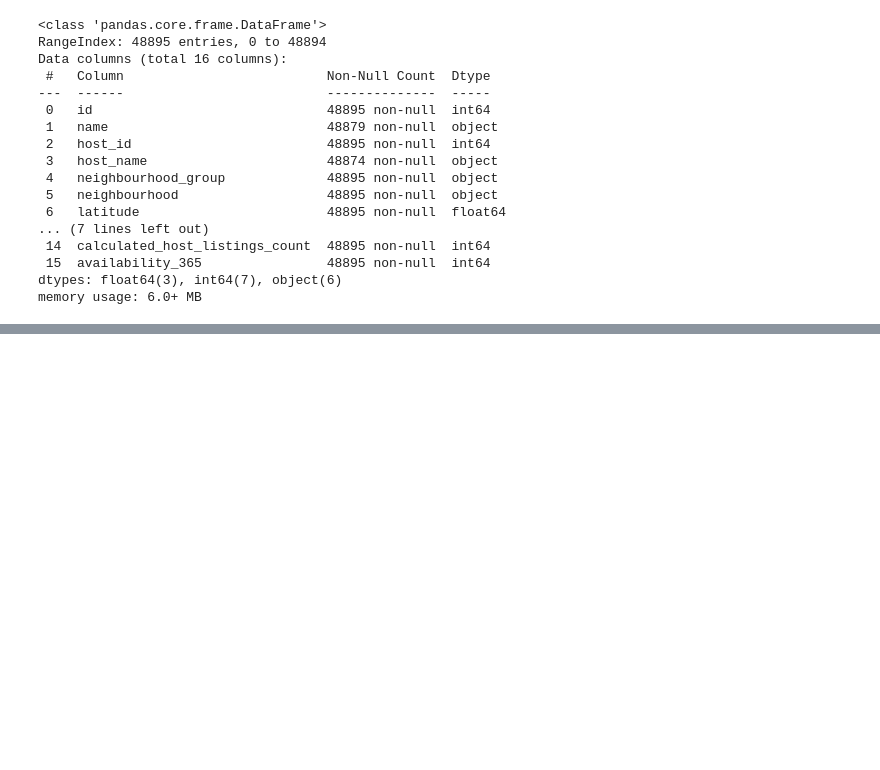
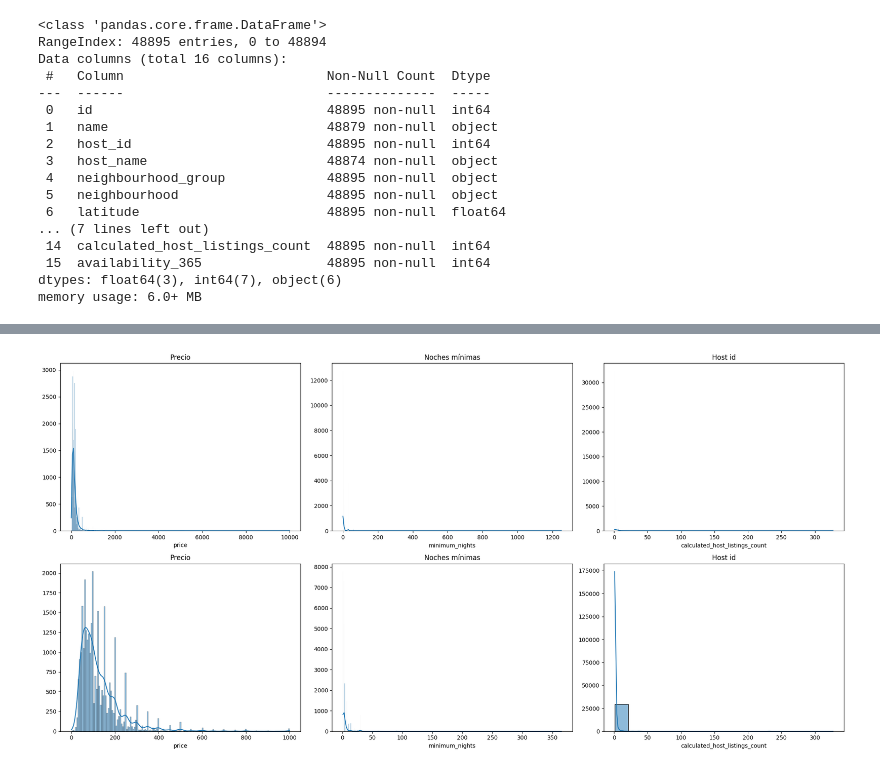
Before and after one commit to 4GeeksAcademy/cristina-chico_machine-learning, a Jupyter notebook: src/00-eda-airbnb-ny.ipynb, the cells around one changed output, grey strips where cells are left out. Drawn from its saved outputs; the diff is of its cells as text; code cells hidden in the pictures; blank space fills up the shorter version.

```diff
--- a/src/00-eda-airbnb-ny.ipynb
+++ b/src/00-eda-airbnb-ny.ipynb
@@ -31,5 +25,5 @@ IMPORT DATA & CREATE THE DATA FRAME
 # %%
-df = pd.read_csv("/workspaces/cristina-chico_machine-learning/data/raw/internal-link.csv")
+df = pd.read_csv("../data/raw/internal-link.csv")
 df.head()
 # %% [output]
 |  | id | name | host_id | host_name | neighbourhood_group | neighbourhood | latitude | longitude | ... |
@@ -103,3 +74,0 @@ np.int64(0)
-# %%
-df = df.drop_duplicates(subset=df.columns.difference(['id']))
-df
@@ -123,3 +74,0 @@ df
-# %%
-df.drop(["id", "name", "host_id", "host_name", "last_review", "reviews_per_month", "number_of_reviews", "calculated_host_listings_count"], axis=1, inplace=True)
-df
@@ -166,0 +199,3 @@ plt.show()
+# %%
+df_filtered = df[(df['minimum_nights'] <=365) & (df['price'] <=1000) & (df['availability_365'] <=100)]
+df_filtered
@@ -166,0 +216,14 @@ plt.show()
+# %%
+figs, axis = plt.subplots(2, 3, figsize=(20, 10))
+
+sns.histplot(ax=axis[0, 0], data=df, x='price', kde=True).set(title='Precio', ylabel=None)
+sns.histplot(ax=axis[0, 1], data=df, x='minimum_nights', kde=True).set(title='Noches mínimas', ylabel=None)
+sns.histplot(ax=axis[0, 2], data=df, x='calculated_host_listings_count', kde=True).set(title='Host id', ylabel=None)
+sns.histplot(ax=axis[1, 0], data=df_filtered, x='price', kde=True).set(title='Precio', ylabel=None)
+sns.histplot(ax=axis[1, 1], data=df_filtered, x='minimum_nights', kde=True).set(title='Noches mínimas', ylabel=None)
+sns.histplot(ax=axis[1, 2], data=df_filtered, x='calculated_host_listings_count', kde=True).set(title='Host id', ylabel=None)
+
+
+plt.tight_layout()
+# %% [output]
+[figure, added]
```
Also changed, not shown: parts of 107 cells of this notebook.
